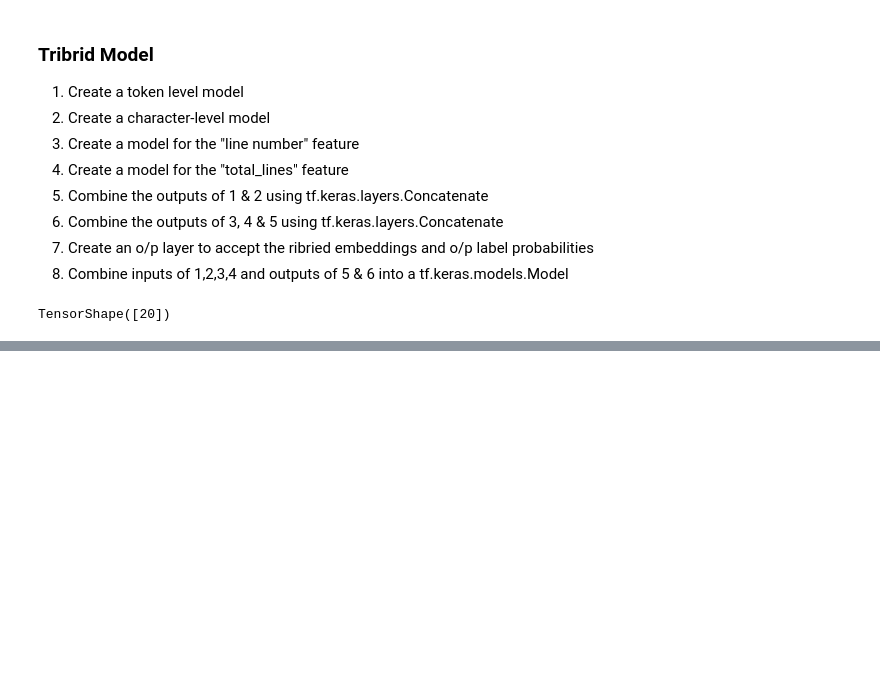
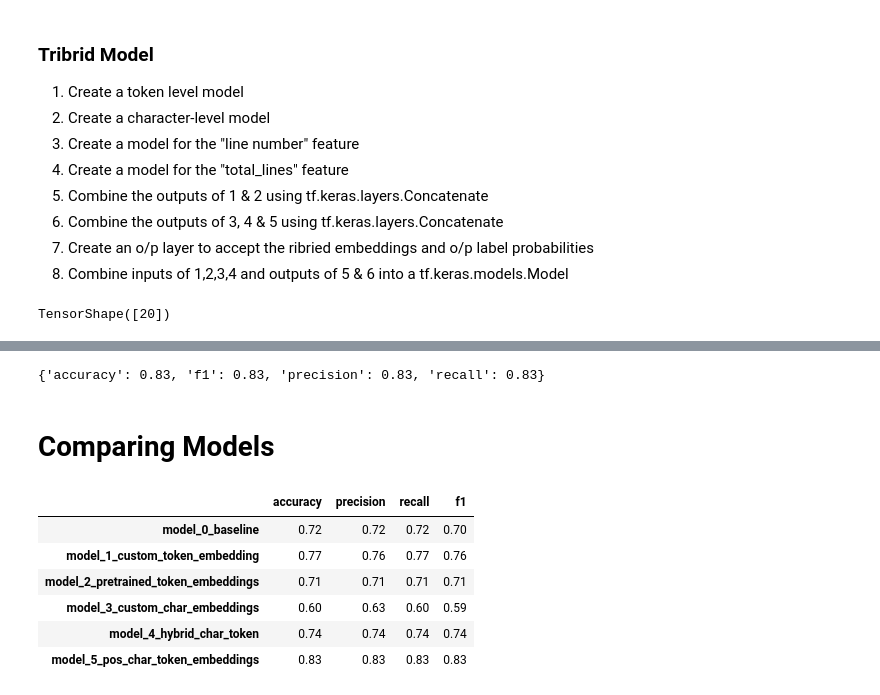
Before and after one commit to kaushikabhishek87/Tensorflow_projects, a Jupyter notebook: 09_NLP_tensorflow_skimlit.ipynb, the cells around one changed output, grey strips where cells are left out. Drawn from its saved outputs; the diff is of its cells as text; code cells hidden in the pictures; blank space fills up the shorter version.

```diff
--- a/09_NLP_tensorflow_skimlit.ipynb
+++ b/09_NLP_tensorflow_skimlit.ipynb
@@ -1070,0 +1105,17 @@ model_5 = tf.keras.models.Model(inputs=[line_number_model.input,
+# %%
+train_char_token_pos_data = tf.data.Dataset.from_tensor_slices((train_line_numbers_one_hot,
+                                                                train_total_lines_one_hot,
+                                                                train_sentences,
+                                                                train_chars))
+train_char_token_pos_labels =tf.data.Dataset.from_tensor_slices(train_labels_one_hot)
+train_char_token_pos_dataset = tf.data.Dataset.zip((train_char_token_pos_data, train_char_token_pos_labels))
+train_char_token_pos_dataset = train_char_token_pos_dataset.batch(32).prefetch(tf.data.AUTOTUNE)
+
+
+val_char_token_pos_data = tf.data.Dataset.from_tensor_slices((val_line_numbers_one_hot,
+                                                                val_total_lines_one_hot,
+                                                                val_sentences,
+                                                                val_chars))
+val_char_token_pos_labels =tf.data.Dataset.from_tensor_slices(val_labels_one_hot)
+val_char_token_pos_dataset = tf.data.Dataset.zip((val_char_token_pos_data, val_char_token_pos_labels))
+val_char_token_pos_dataset = val_char_token_pos_dataset.batch(32).prefetch(tf.data.AUTOTUNE)
@@ -1070,0 +1146,25 @@ model_5 = tf.keras.models.Model(inputs=[line_number_model.input,
+# %%
+model_5_results = calculate_results(val_labels_encoded, model_5_preds)
+model_5_results
+# %% [output]
+{'accuracy': 0.83, 'f1': 0.83, 'precision': 0.83, 'recall': 0.83}
+# %% [markdown]
+# Comparing Models
+# %%
+all_model_results = pd.DataFrame({"model_0_baseline":baseline_results,
+                                  "model_1_custom_token_embedding": model_1_results,
+                                  "model_2_pretrained_token_embeddings":model_2_results,
+                                  "model_3_custom_char_embeddings":model_3_results,
+                                  "model_4_hybrid_char_token": model_4_results,
+                                  "model_5_pos_char_token_embeddings":model_5_results})
+
+all_model_results = all_model_results.T
+all_model_results.head(10)
+# %% [output]
+|  | accuracy | precision | recall | f1 |
+| model_0_baseline | 0.72 | 0.72 | 0.72 | 0.70 |
+| model_1_custom_token_embedding | 0.77 | 0.76 | 0.77 | 0.76 |
+| model_2_pretrained_token_embeddings | 0.71 | 0.71 | 0.71 | 0.71 |
+| model_3_custom_char_embeddings | 0.60 | 0.63 | 0.60 | 0.59 |
+| model_4_hybrid_char_token | 0.74 | 0.74 | 0.74 | 0.74 |
+| model_5_pos_char_token_embeddings | 0.83 | 0.83 | 0.83 | 0.83 |
```
Also changed, not shown: parts of 15 cells of this notebook.
